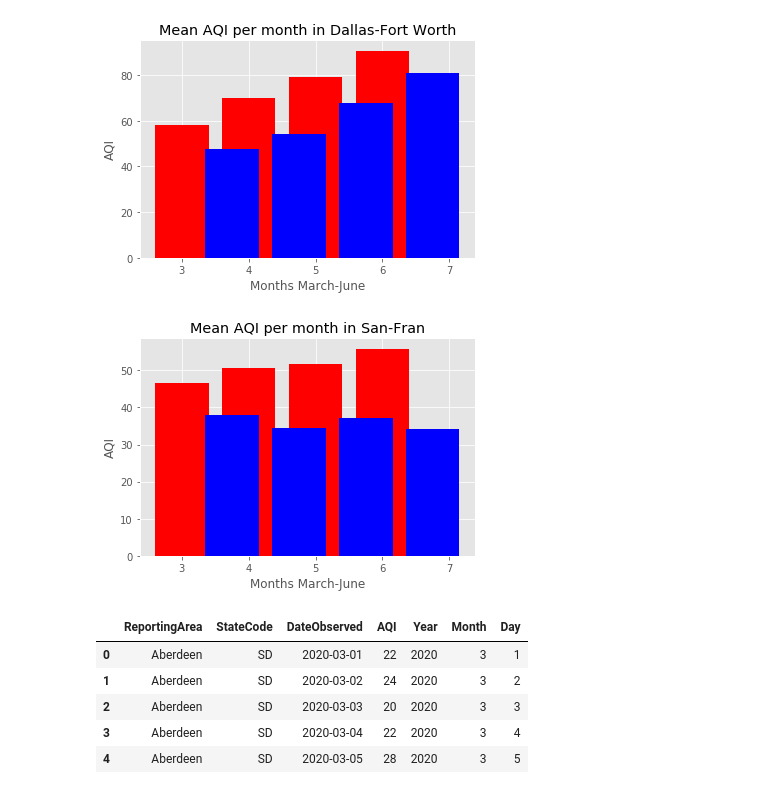
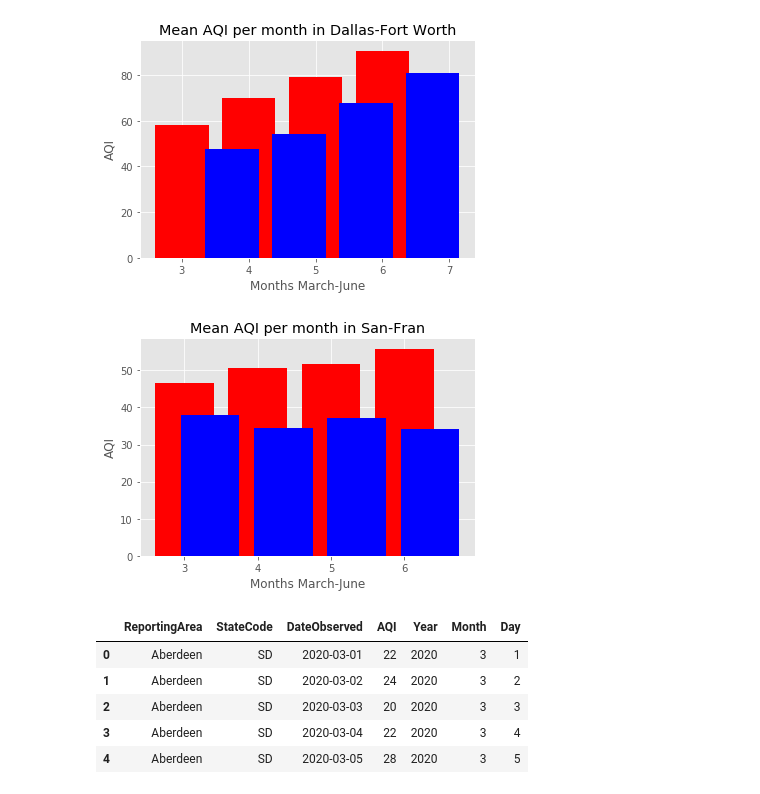
Before and after one commit to jmarkhei/BreathfreshCOVIDair, a Jupyter notebook: graphing7_22.ipynb, the cells around one changed output. Saved outputs shown, nothing was run; the diff lists cells and outputs as text; code cells hidden in the pictures.

```diff
--- a/graphing7_22.ipynb
+++ b/graphing7_22.ipynb
@@ -408,10 +436,10 @@ historic_CBSA_groups_monthly_mean.loc[historic_CBSA_groups_monthly_mean['CBSA']
 # %%
 fig, ax = plt.subplots()
-x = historic_CBSA_groups_monthly_mean.loc[historic_CBSA_groups_monthly_mean['CBSA'] == 'Yuma, AZ', ['Month']]
-y = historic_CBSA_groups_monthly_mean.loc[historic_CBSA_groups_monthly_mean['CBSA'] == 'Yuma, AZ', ['AQI']]
+x = historic_CBSA_groups_monthly_mean.loc[historic_CBSA_groups_monthly_mean['CBSA'] == 'Houston-The Woodlands-Sugar Land, TX', ['Month']]
+y = historic_CBSA_groups_monthly_mean.loc[historic_CBSA_groups_monthly_mean['CBSA'] == 'Houston-The Woodlands-Sugar Land, TX', ['AQI']]
 ax.bar(x.Month ,y.AQI)
 ax.set_xlabel('Months March-June')
 ax.set_ylabel('AQI')
-ax.set_title('Mean AQI per month in Yuma, AZ')
+ax.set_title('Houston-The Woodlands-Sugar Land, TX')
 plt.show()
 # %% [output]
@@ -504,20 +532,20 @@ plt.show()
 # %%
 fig, ax = plt.subplots()
 
-width = .75
+width = .35
 x = historic_CBSA_groups_monthly_mean.loc[historic_CBSA_groups_monthly_mean['CBSA'] == 'San Francisco-Oakland-Hayward, CA', ['Month']]
 y = historic_CBSA_groups_monthly_mean.loc[historic_CBSA_groups_monthly_mean['CBSA'] == 'San Francisco-Oakland-Hayward, CA', ['AQI']]
 x_a = aqi_singleton_monthly_mean.loc[aqi_singleton_monthly_mean['ReportingArea'] == 'San Francisco', ['Month']]
 y_a = aqi_singleton_monthly_mean.loc[aqi_singleton_monthly_mean['ReportingArea'] == 'San Francisco', ['AQI']]
 ax.bar(x.Month ,y.AQI, color='red')
 ax.bar(x_a.Month+width, y_a.AQI, color='blue')
 
 ax.set_xlabel('Months March-June')
 ax.set_ylabel('AQI')
 ax.set_title('Mean AQI per month in San-Fran')
 plt.show()
 # %% [output]
-[figure, old version]
+[figure, new version]
 # %%
 aqi_singleton.head()
 # %% [output]
```
Also changed, not shown: parts of 6 cells of this notebook, 7 other files.
